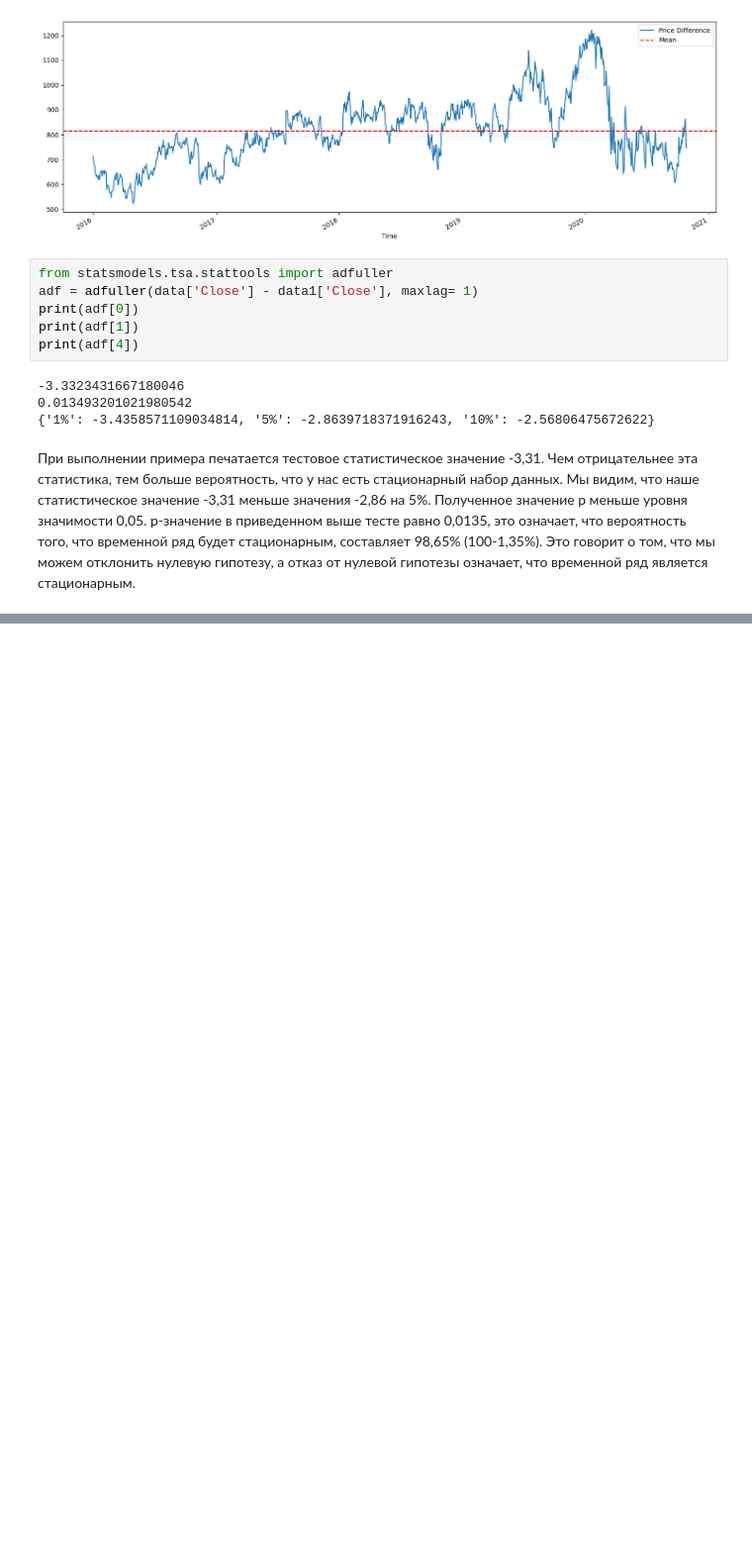
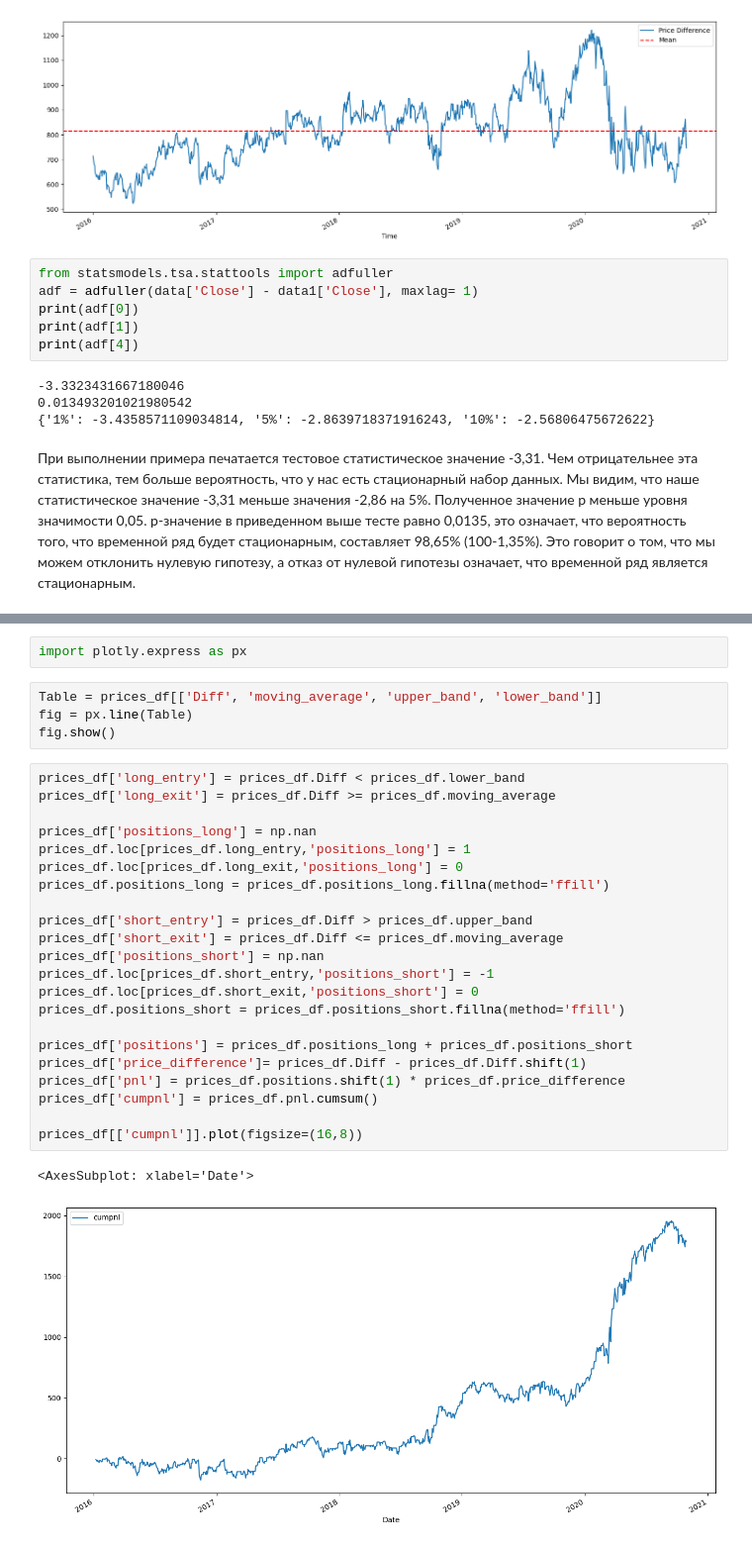
Before and after one commit to Romuldavid/Pair_Traiding, a Jupyter notebook: 3_pt.ipynb, the cells around one changed output, grey strips where cells are left out. Shown at 99% size. Saved outputs shown, nothing was run; the diff lists cells and outputs as text; blank space fills up the shorter version.

```diff
--- a/3_pt.ipynb
+++ b/3_pt.ipynb
@@ -392,0 +434,31 @@ print(adf[4])
+# %%
+import plotly.express as px
+# %%
+Table = prices_df[['Diff', 'moving_average', 'upper_band', 'lower_band']]
+fig = px.line(Table)
+fig.show()
+# %%
+prices_df['long_entry'] = prices_df.Diff < prices_df.lower_band
+prices_df['long_exit'] = prices_df.Diff >= prices_df.moving_average
+
+prices_df['positions_long'] = np.nan
+prices_df.loc[prices_df.long_entry,'positions_long'] = 1
+prices_df.loc[prices_df.long_exit,'positions_long'] = 0
+prices_df.positions_long = prices_df.positions_long.fillna(method='ffill')
+
+prices_df['short_entry'] = prices_df.Diff > prices_df.upper_band
+prices_df['short_exit'] = prices_df.Diff <= prices_df.moving_average
+prices_df['positions_short'] = np.nan
+prices_df.loc[prices_df.short_entry,'positions_short'] = -1
+prices_df.loc[prices_df.short_exit,'positions_short'] = 0
+prices_df.positions_short = prices_df.positions_short.fillna(method='ffill')
+
+prices_df['positions'] = prices_df.positions_long + prices_df.positions_short
+prices_df['price_difference']= prices_df.Diff - prices_df.Diff.shift(1)
+prices_df['pnl'] = prices_df.positions.shift(1) * prices_df.price_difference
+prices_df['cumpnl'] = prices_df.pnl.cumsum()
+
+prices_df[['cumpnl']].plot(figsize=(16,8))
+# %% [output]
+<AxesSubplot: xlabel='Date'>
+[figure, added]
```
Also changed, not shown: parts of 7 cells of this notebook.
